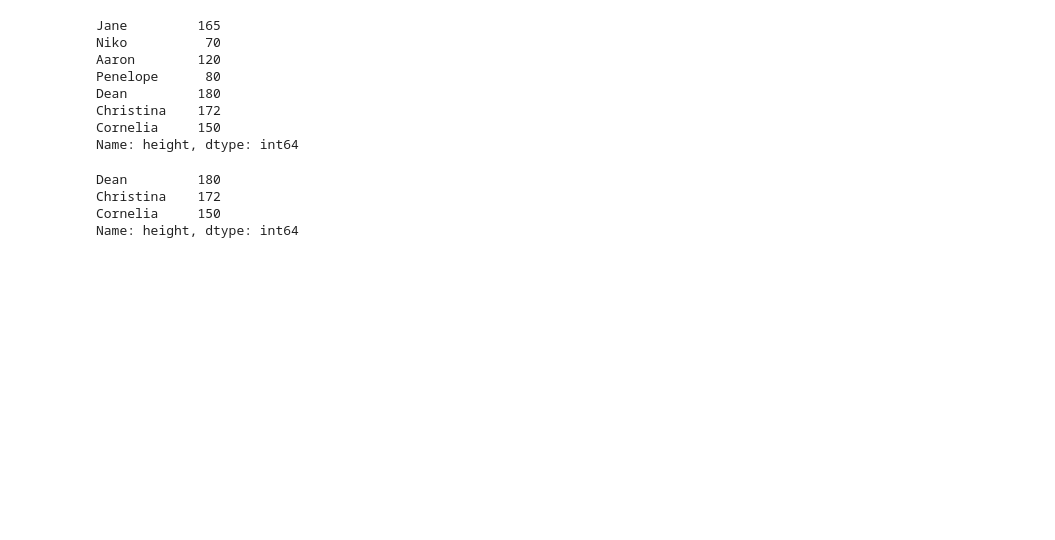
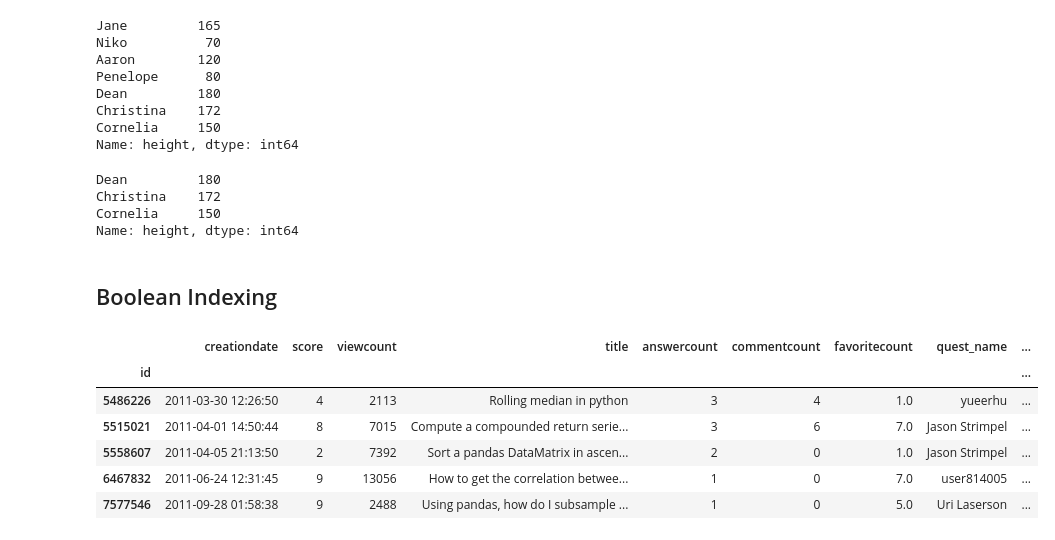
Before and after one commit to onlyphantom/WebAnalytics, a Jupyter notebook: panda_lecture.ipynb, the cells around one changed output. Saved outputs shown, nothing was run; the diff lists cells and outputs as text; code cells hidden in the pictures; blank space fills up the shorter version.

Commit message:
with boolean selector section

```diff
--- a/panda_lecture.ipynb
+++ b/panda_lecture.ipynb
@@ -449,3 +450,16 @@ Dean         180
 Christina    172
 Cornelia     150
 Name: height, dtype: int64
+# %% [markdown]
+## Boolean Indexing
+# %%
+so = pd.read_csv('data_input/stackoverflow_qa.csv', index_col=0)
+so.head()
+# %% [output]
+|  | creationdate | score | viewcount | title | answercount | commentcount | favoritecount | quest_name | ... |
+| id |  |  |  |  |  |  |  |  | ... |
+| 5486226 | 2011-03-30 12:26:50 | 4 | 2113 | Rolling median in python | 3 | 4 | 1.0 | yueerhu | ... |
+| 5515021 | 2011-04-01 14:50:44 | 8 | 7015 | Compute a compounded return serie... | 3 | 6 | 7.0 | Jason Strimpel | ... |
+| 5558607 | 2011-04-05 21:13:50 | 2 | 7392 | Sort a pandas DataMatrix in ascen... | 2 | 0 | 1.0 | Jason Strimpel | ... |
+| 6467832 | 2011-06-24 12:31:45 | 9 | 13056 | How to get the correlation betwee... | 1 | 0 | 7.0 | user814005 | ... |
+| 7577546 | 2011-09-28 01:58:38 | 9 | 2488 | Using pandas, how do I subsample ... | 1 | 0 | 5.0 | Uri Laserson | ... |
```
Also changed, not shown: parts of 40 cells of this notebook.
